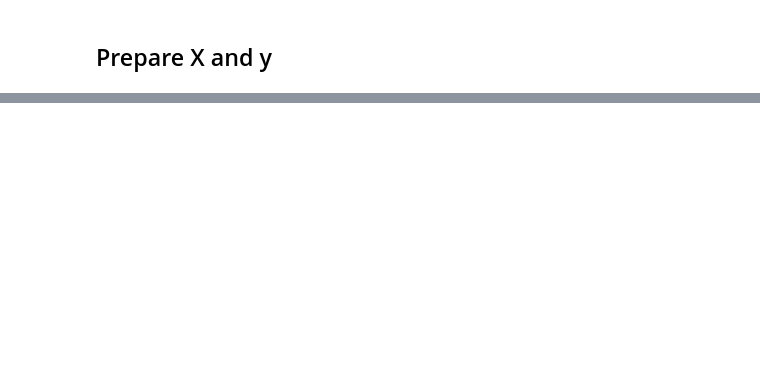
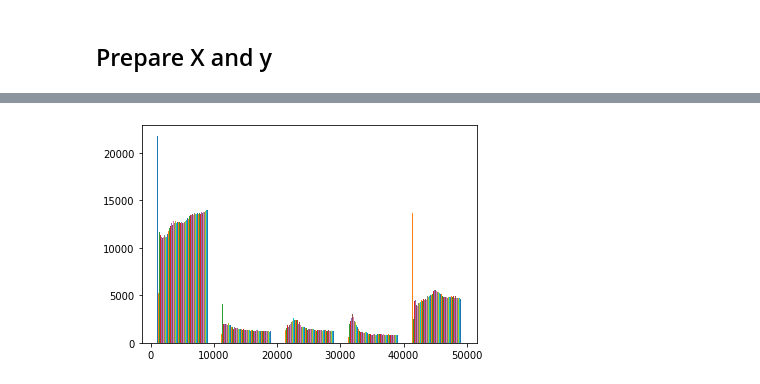
Before and after one commit to elhoferson/ct-se-ase-project, a Jupyter notebook: source/DataProcessing.ipynb, the cells around one changed output, grey strips where cells are left out. Saved outputs shown, nothing was run; the diff lists cells and outputs as text; code cells hidden in the pictures; blank space fills up the shorter version.

```diff
--- a/source/DataProcessing.ipynb
+++ b/source/DataProcessing.ipynb
@@ -323,8 +323,16 @@ features_tokens_added
 21800 rows × 55 columns
+# %%
+
+df = pd.read_csv('../data/balanced_data.csv')
+# %%
+df['target'].value_counts()
+df_target = df['target']
+df.head(5)
+df = df.drop(['Unnamed', 'index'])
 # %% [markdown]
 ## Prepare X and y
 # %%
-X = features_tokens_added.drop(['processed_func', 'function_tokenized', 'function_tokenized_ids', 'lines'], axis=1)
+X = df
 X
 y = target
 y
@@ -399,6 +456,12 @@ result_df
 # %%
 from matplotlib import pyplot as plt
 import seaborn as sns
+# %%
+
+plt.hist(X, 5)
+plt.show()
+# %% [output]
+[figure, added]
 # %%
 fig = plt.figure(figsize = (18,10))
 for i,cm in enumerate(cm_list):
```
Also changed, not shown: parts of 19 cells of this notebook.
